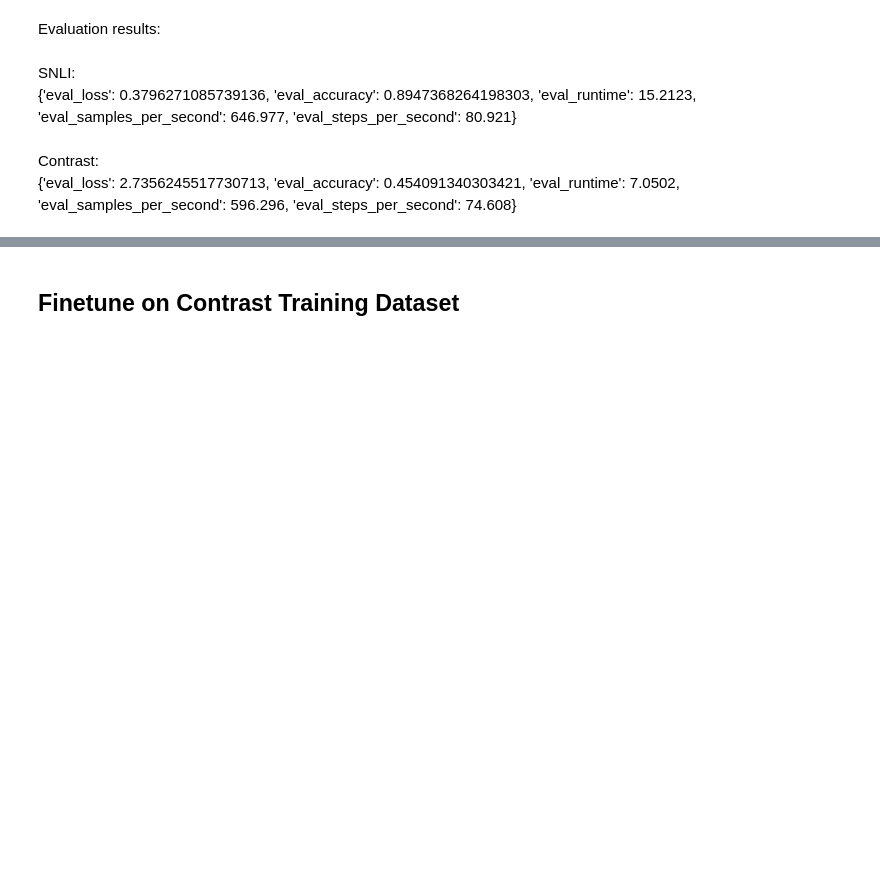
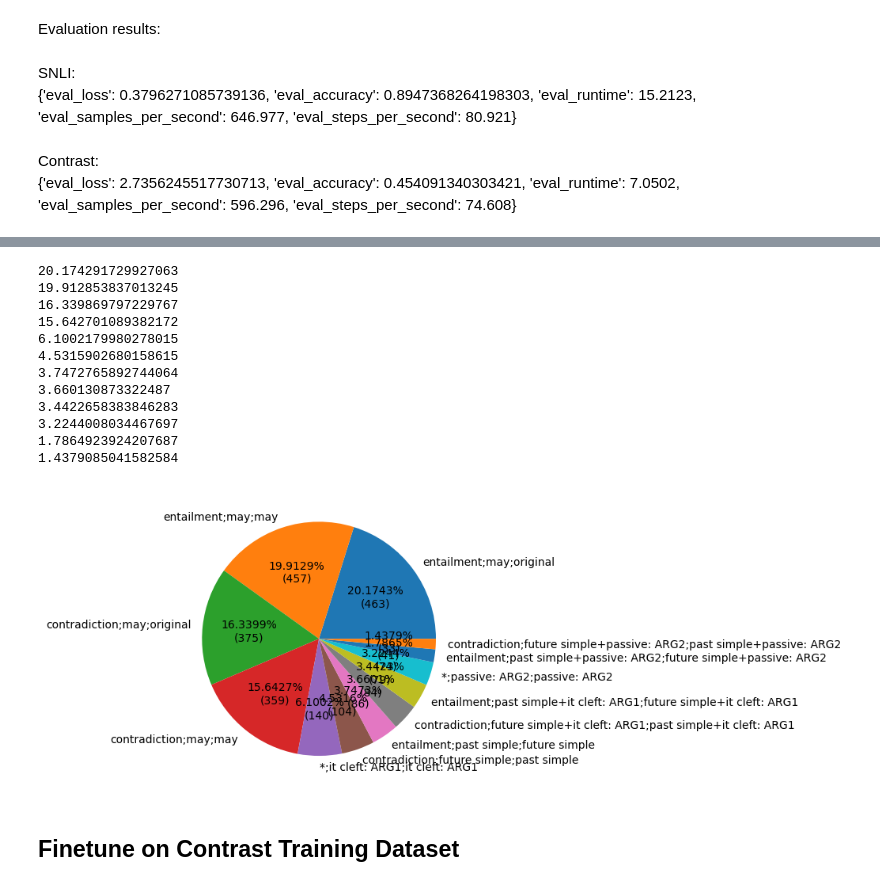
Before and after one commit to Manheim94/fp-dataset-artifacts, a Jupyter notebook: a.ipynb, the cells around one changed output, grey strips where cells are left out. Drawn from its saved outputs; the diff is of its cells as text; code cells hidden in the pictures; blank space fills up the shorter version.

```diff
--- a/a.ipynb
+++ b/a.ipynb
@@ -96,0 +95,12 @@ Contrast: <br>
+# %%
+input_file = 'eval_output/contrast-pretrain/eval_predictions.jsonl'
+with open(input_file) as f:
+    lines = f.read().splitlines()
+
+import pandas as pd
+df_inter = pd.DataFrame(lines)
+df_inter.columns = ['json_element']
+import json
+df_inter['json_element'].apply(json.loads)
+df_final = pd.json_normalize(df_inter['json_element'].apply(json.loads))
+df_final
@@ -96,0 +121,3 @@ Contrast: <br>
+# %%
+df_error = df_final.loc[df_final['label'] != df_final['predicted_label']].reset_index(drop=True)
+df_error
@@ -97,3 +138,29 @@ Contrast: <br>
+# %%
+def my_fmt(x):
+    print(x)
+    return '{:.4f}%\n({:.0f})'.format(x, total*x/100)
+
+import matplotlib.pyplot as plt
+
+values = df_error['type']
+v_counts = values.value_counts()
+total = len(values)
+fig = plt.figure()
+plt.pie(v_counts, labels=v_counts.index, autopct=my_fmt, shadow=False);
+# %% [output]
+20.174291729927063
+19.912853837013245
+16.339869797229767
+15.642701089382172
+6.1002179980278015
+4.5315902680158615
+3.7472765892744064
+3.660130873322487
+3.4422658383846283
+3.2244008034467697
+1.7864923924207687
+1.4379085041582584
+[figure, added]
 # %% [markdown]
 ## Finetune on Contrast Training Dataset
 # %%
```
Also changed, not shown: parts of 10 cells of this notebook.
